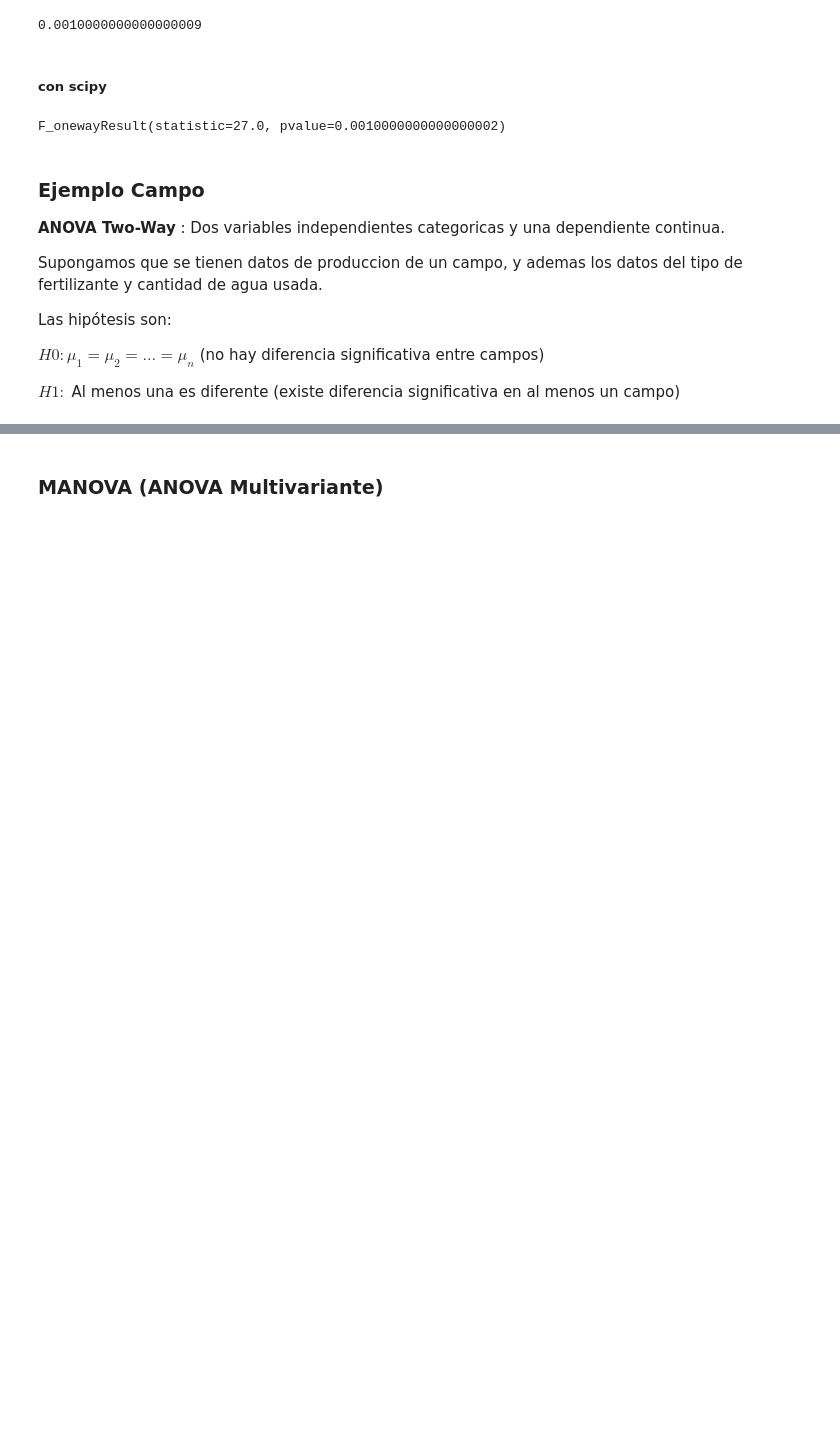
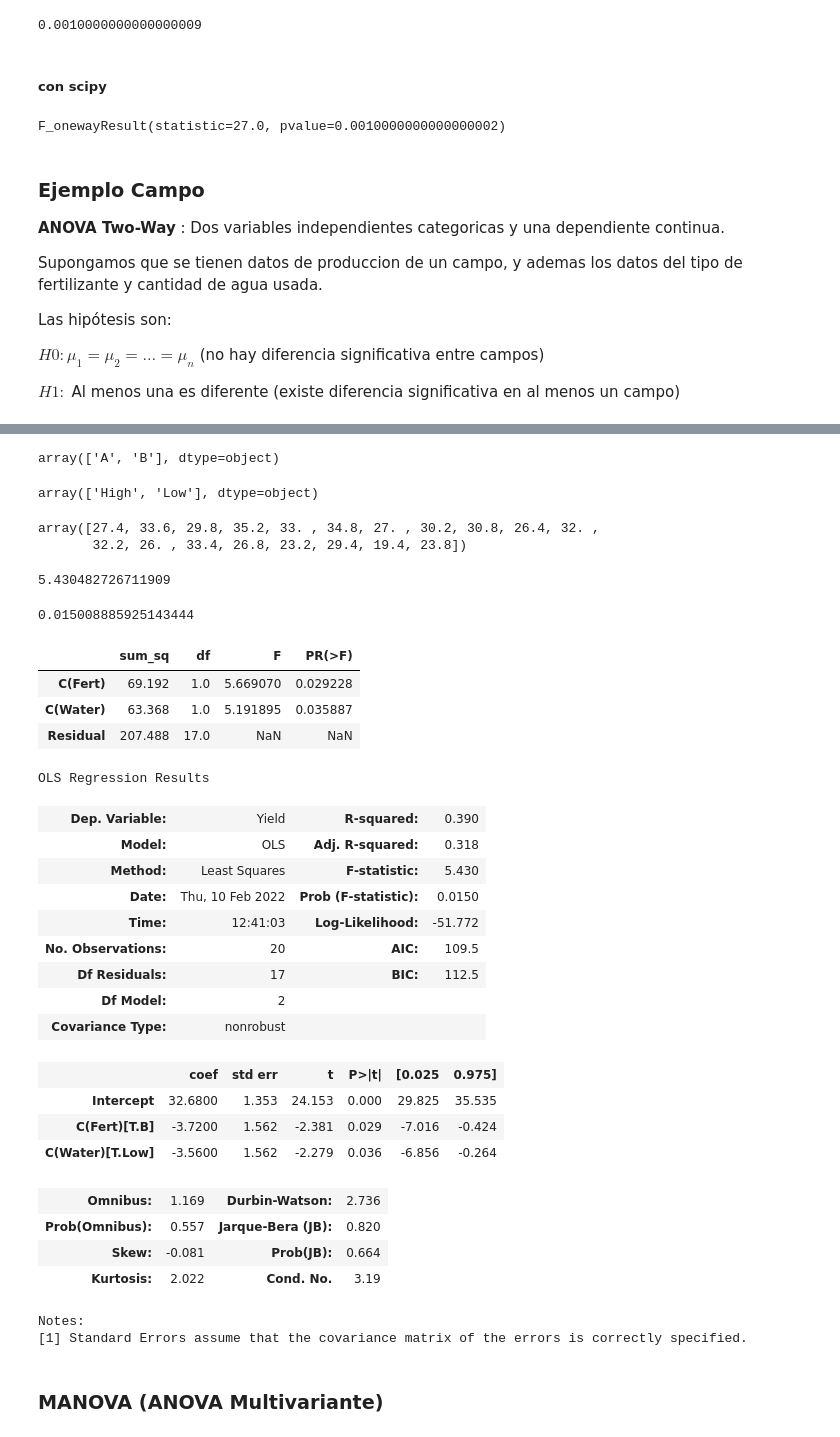
Before and after one commit to Pomilusky/apuntes_clase, a Jupyter notebook: semana_5/2.5 - Mas testeo de hipotesis.ipynb, the cells around one changed output, grey strips where cells are left out. Cells and saved outputs as stored; diff of their text form; code cells hidden in the pictures; blank space fills up the shorter version.

```diff
--- a/semana_5/2.5 - Mas testeo de hipotesis.ipynb
+++ b/semana_5/2.5 - Mas testeo de hipotesis.ipynb
@@ -343,3 +343,7 @@ Las hipótesis son:
 $H0 : \mu_1=\mu_2=\ldots=\mu_n$  (no hay diferencia significativa entre campos)
 
 $H1 :$ Al menos una es diferente  (existe diferencia significativa en al menos un campo)
+# %%
+df=pd.read_csv('data/crop_yield.csv')
+
+df.head()
@@ -346,2 +357,56 @@ $H1 :$ Al menos una es diferente  (existe diferencia significativa en al menos u
+# %%
+df.Fert.unique()
+# %% [output]
+array(['A', 'B'], dtype=object)
+# %%
+df.Water.unique()
+# %% [output]
+array(['High', 'Low'], dtype=object)
+# %%
+df.Yield.unique()
+# %% [output]
+array([27.4, 33.6, 29.8, 35.2, 33. , 34.8, 27. , 30.2, 30.8, 26.4, 32. ,
+       32.2, 26. , 33.4, 26.8, 23.2, 29.4, 19.4, 23.8])
+# %%
+modelo=ols('Yield ~ C(Fert)+C(Water)', data=df).fit()  # lo de C es de categoria
+
+modelo.fvalue
+# %% [output]
+5.430482726711909
+# %%
+modelo.f_pvalue
+# %% [output]
+0.015008885925143444
+# %%
+res=sm.stats.anova_lm(modelo, typ=2) # typ=2 es anova two way
+res
+# %% [output]
+|  | sum_sq | df | F | PR(>F) |
+| C(Fert) | 69.192 | 1.0 | 5.669070 | 0.029228 |
+| C(Water) | 63.368 | 1.0 | 5.191895 | 0.035887 |
+| Residual | 207.488 | 17.0 | NaN | NaN |
+# %%
+modelo.summary()
+# %% [output]
+OLS Regression Results
+| Dep. Variable: | Yield | R-squared: | 0.390 |
+| Model: | OLS | Adj. R-squared: | 0.318 |
+| Method: | Least Squares | F-statistic: | 5.430 |
+| Date: | Thu, 10 Feb 2022 | Prob (F-statistic): | 0.0150 |
+| Time: | 12:41:03 | Log-Likelihood: | -51.772 |
+| No. Observations: | 20 | AIC: | 109.5 |
+| Df Residuals: | 17 | BIC: | 112.5 |
+| Df Model: | 2 |  |  |
+| Covariance Type: | nonrobust |  |  |
+|  | coef | std err | t | P>|t| | [0.025 | 0.975] |
+| Intercept | 32.6800 | 1.353 | 24.153 | 0.000 | 29.825 | 35.535 |
+| C(Fert)[T.B] | -3.7200 | 1.562 | -2.381 | 0.029 | -7.016 | -0.424 |
+| C(Water)[T.Low] | -3.5600 | 1.562 | -2.279 | 0.036 | -6.856 | -0.264 |
+| Omnibus: | 1.169 | Durbin-Watson: | 2.736 |
+| Prob(Omnibus): | 0.557 | Jarque-Bera (JB): | 0.820 |
+| Skew: | -0.081 | Prob(JB): | 0.664 |
+| Kurtosis: | 2.022 | Cond. No. | 3.19 |
+Notes:
+[1] Standard Errors assume that the covariance matrix of the errors is correctly specified.
 # %% [markdown]
 ### MANOVA (ANOVA Multivariante)
```
Also changed, not shown: parts of 12 cells of this notebook.
